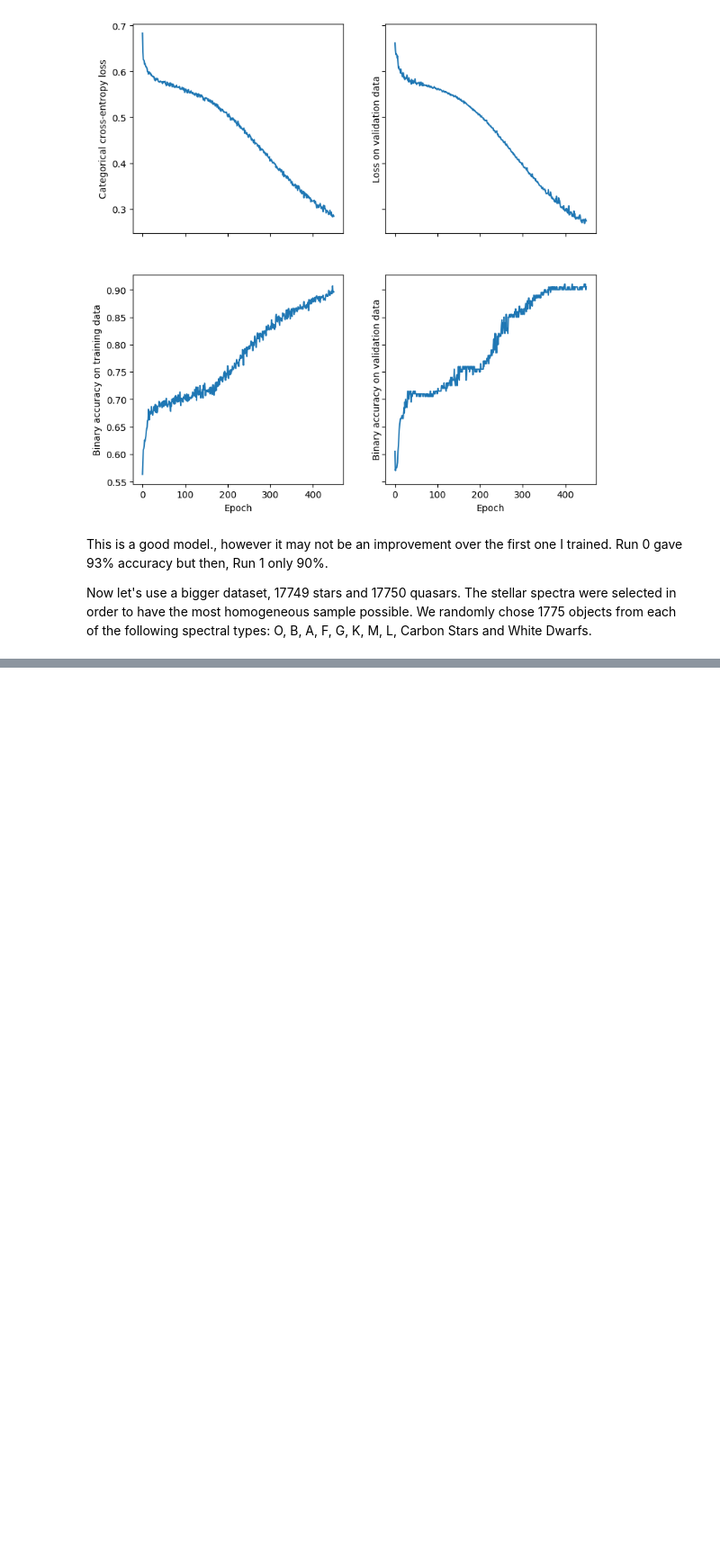
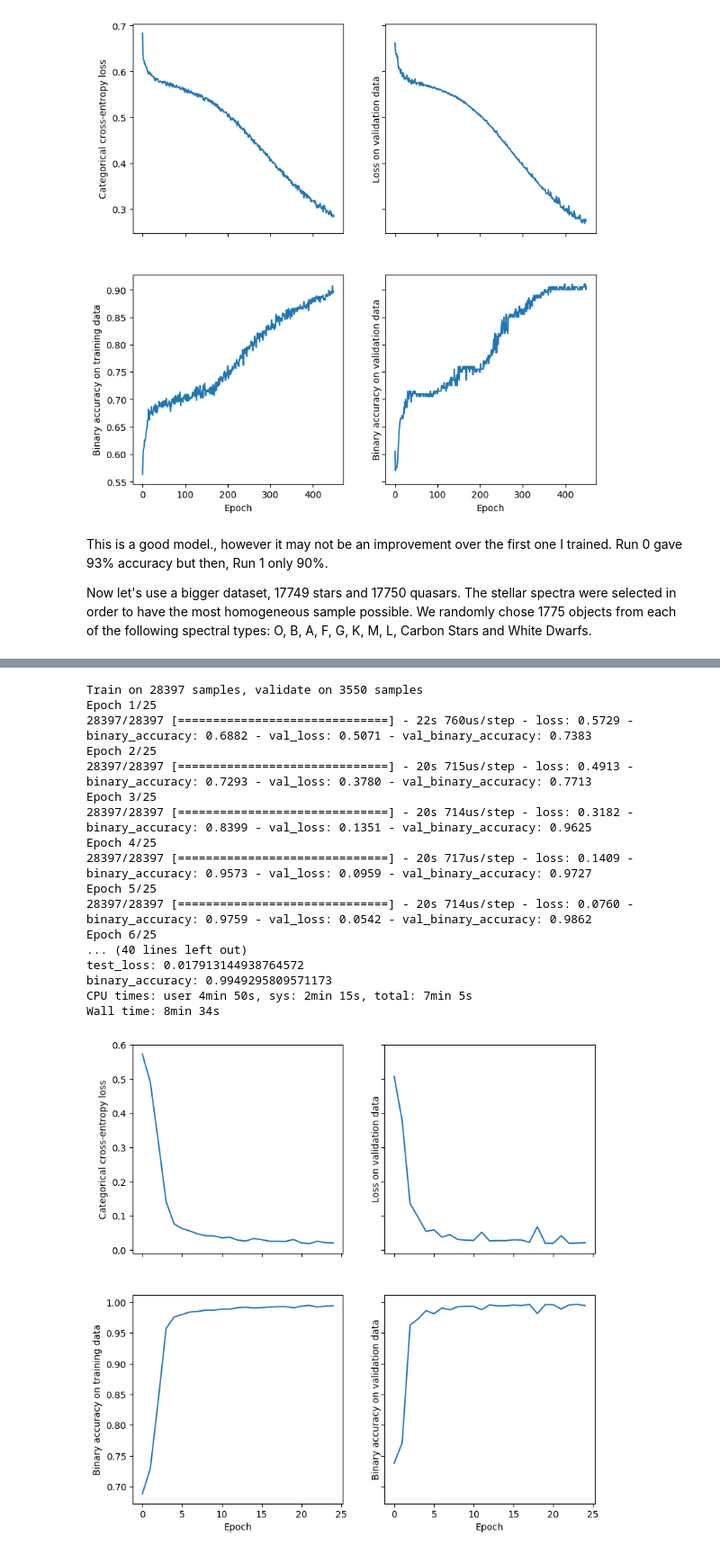
Before and after one commit to ManuelSolimano/mqc-nets, a Jupyter notebook: Colab Notebooks/modelling.ipynb, the cells around one changed output, grey strips where cells are left out. Shown at 90% size. Cells and saved outputs as stored; diff of their text form; code cells hidden in the pictures; blank space fills up the shorter version.

```diff
--- a/Colab Notebooks/modelling.ipynb
+++ b/Colab Notebooks/modelling.ipynb
@@ -196,0 +328,54 @@ I expected that using a bigger dataset (35K spectra versus 2K), would immediatel
+# %%
+%%time
+
+# sgdparams = {'lr':0.2, 'momentum':0.9, 'nesterov':True, 'decay':0.01}
+adamparams = dict(lr=0.001, beta_1=0.9, beta_2=0.999, epsilon=None, decay=1e-4,
+                  amsgrad=False)
+
+model = Sequential()
+model.add(Conv1D(filters=100, kernel_size=7,
+                 strides=1, activation='relu',
+                input_shape=(433,1)))
+model.add(Conv1D(filters=100, kernel_size=9,
+                 strides=1, activation='relu'))
+model.add(Conv1D(filters=100, kernel_size=11,
+                 strides=1, activation='relu'))
+model.add(Conv1D(filters=100, kernel_size=13,
+                 strides=1, activation='relu'))
+model.add(Conv1D(filters=100,kernel_size=15,
+                 strides=3, activation='relu'))
+model.add(Flatten())
+model.add(Dropout(0.5))
+model.add(Dense(100, activation='relu'))
+model.add(Dropout(0.5))
+model.add(Dense(2, activation='softmax'))
+
+model.compile(loss=keras.losses.categorical_crossentropy,
+              optimizer=keras.optimizers.Adam(**adamparams),
+             metrics=['binary_accuracy'])
+training = model.fit(x_train, y_train, epochs=25, batch_size=100,
+                     validation_data=(x_val, y_val), verbose=1)
+metrics = model.evaluate(x_test, y_test, batch_size=40)
+
+model_filename = performance_plots('/content/gdrive/My Drive/mqc-collab/plots/model6_run', adamparams,training, metrics)
+print('test_loss: {}\nbinary_accuracy: {}'.format(metrics[0], metrics[1]))
+model.save(model_filename)
+# %% [output]
+Train on 28397 samples, validate on 3550 samples
+Epoch 1/25
+28397/28397 [==============================] - 22s 760us/step - loss: 0.5729 - binary_accuracy: 0.6882 - val_loss: 0.5071 - val_binary_accuracy: 0.7383
+Epoch 2/25
+28397/28397 [==============================] - 20s 715us/step - loss: 0.4913 - binary_accuracy: 0.7293 - val_loss: 0.3780 - val_binary_accuracy: 0.7713
+Epoch 3/25
+28397/28397 [==============================] - 20s 714us/step - loss: 0.3182 - binary_accuracy: 0.8399 - val_loss: 0.1351 - val_binary_accuracy: 0.9625
+Epoch 4/25
+28397/28397 [==============================] - 20s 717us/step - loss: 0.1409 - binary_accuracy: 0.9573 - val_loss: 0.0959 - val_binary_accuracy: 0.9727
+Epoch 5/25
+28397/28397 [==============================] - 20s 714us/step - loss: 0.0760 - binary_accuracy: 0.9759 - val_loss: 0.0542 - val_binary_accuracy: 0.9862
+Epoch 6/25
+... (40 lines left out)
+test_loss: 0.017913144938764572
+binary_accuracy: 0.9949295809571173
+CPU times: user 4min 50s, sys: 2min 15s, total: 7min 5s
+Wall time: 8min 34s
+[figure, added]
```
Also changed, not shown: parts of 27 cells of this notebook.
